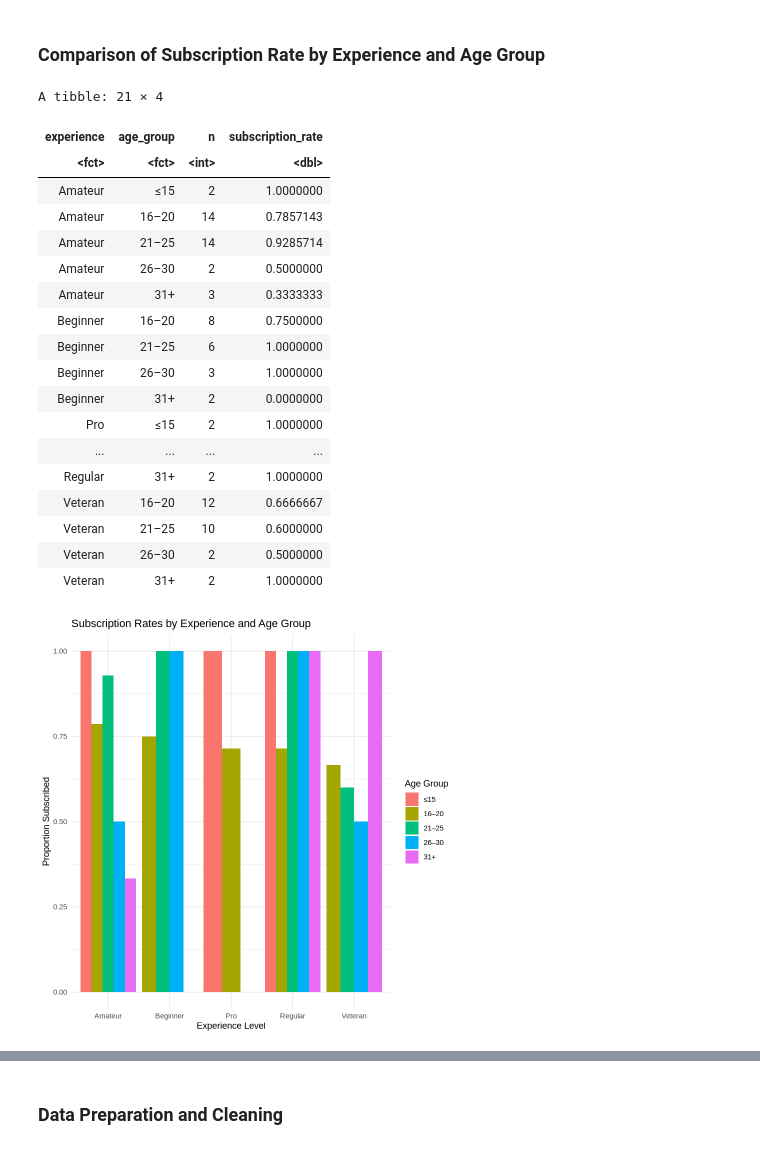
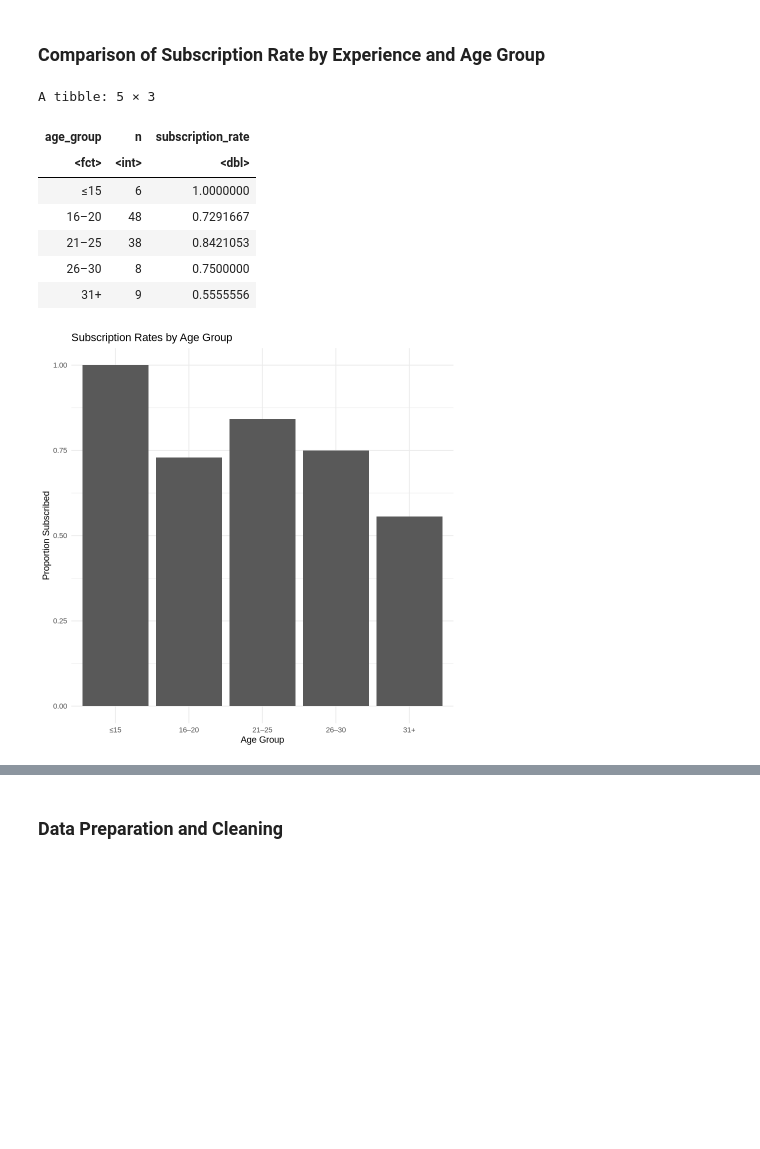
Before and after one commit to Alexjhz07/DSCI-100-Project-003-18, a Jupyter notebook: Project v3 - tiger.ipynb, the cells around one changed output, grey strips where cells are left out. Cells and saved outputs as stored; diff of their text form; code cells hidden in the pictures; blank space fills up the shorter version.

Commit message:
changes from group discussion

```diff
--- a/Project v3 - tiger.ipynb
+++ b/Project v3 - tiger.ipynb
@@ -137,53 +137,41 @@ Subscription behaviour differs moderately across experience levels. Regular play
 # %%
 players_age_groups <- players_clean |>
   mutate(
     age_group = cut(
       Age,
       breaks = c(0, 15, 20, 25, 30, Inf),
       labels = c("≤15", "16–20", "21–25", "26–30", "31+"),
       right = FALSE
     )
   )
 
-age_experience_summary <- players_age_groups |>
-  group_by(experience, age_group) |>
+age_summary <- players_age_groups |>
+  group_by(age_group) |>
   summarise(
     n = n(),
     subscription_rate = mean(subscribe == "yes"),
     .groups = "drop"
   )
 
-age_experience_summary
+age_summary
 
-ggplot(age_experience_summary,
-       aes(x = experience, y = subscription_rate, fill = age_group)) +
-  geom_col(position = "dodge") +
+ggplot(age_summary,
+       aes(x = age_group, y = subscription_rate)) +
+  geom_col() +
   labs(
-    title = "Subscription Rates by Experience and Age Group",
-    x = "Experience Level",
-    y = "Proportion Subscribed",
-    fill = "Age Group"
+    title = "Subscription Rates by Age Group",
+    x = "Age Group",
+    y = "Proportion Subscribed"
   ) +
   theme_minimal()
 # %% [output]
-A tibble: 21 × 4
+A tibble: 5 × 3
-| experience | age_group | n | subscription_rate |
-| <fct> | <fct> | <int> | <dbl> |
-| Amateur | ≤15 | 2 | 1.0000000 |
-| Amateur | 16–20 | 14 | 0.7857143 |
-| Amateur | 21–25 | 14 | 0.9285714 |
-| Amateur | 26–30 | 2 | 0.5000000 |
-| Amateur | 31+ | 3 | 0.3333333 |
-| Beginner | 16–20 | 8 | 0.7500000 |
-| Beginner | 21–25 | 6 | 1.0000000 |
-| Beginner | 26–30 | 3 | 1.0000000 |
-| Beginner | 31+ | 2 | 0.0000000 |
-| Pro | ≤15 | 2 | 1.0000000 |
-| ... | ... | ... | ... |
-| Regular | 31+ | 2 | 1.0000000 |
-| Veteran | 16–20 | 12 | 0.6666667 |
-| Veteran | 21–25 | 10 | 0.6000000 |
-| Veteran | 26–30 | 2 | 0.5000000 |
-| Veteran | 31+ | 2 | 1.0000000 |
+| age_group | n | subscription_rate |
+| <fct> | <int> | <dbl> |
+| ≤15 | 6 | 1.0000000 |
+| 16–20 | 48 | 0.7291667 |
+| 21–25 | 38 | 0.8421053 |
+| 26–30 | 8 | 0.7500000 |
+| 31+ | 9 | 0.5555556 |
-[figure, old version]
+[figure, new version]
 # %% [markdown]
```
Also changed, not shown: parts of 13 cells of this notebook.
